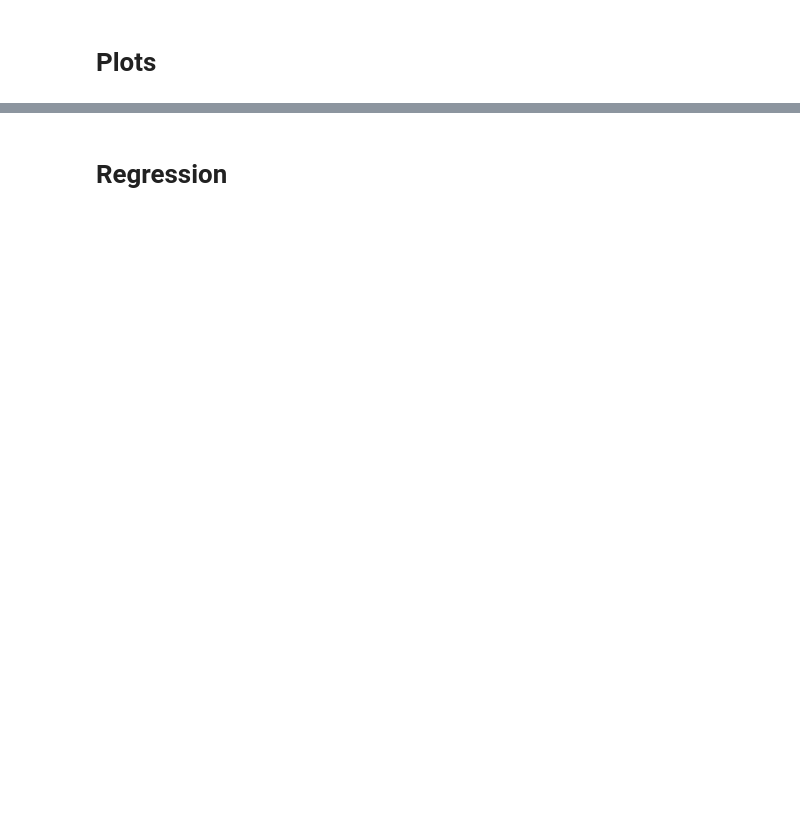
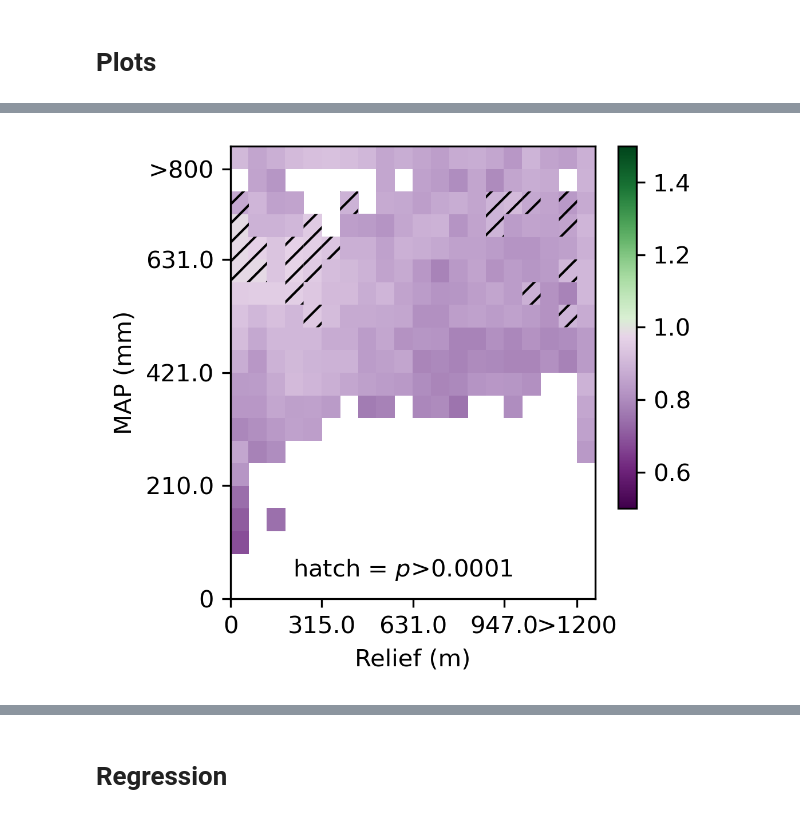
Before and after one commit to jmdelvecchio/arctic-drainage-density, a Jupyter notebook: step2_geospatial.ipynb, the cells around one changed output, grey strips where cells are left out. Drawn from its saved outputs; the diff is of its cells as text; code cells hidden in the pictures; blank space fills up the shorter version.

```diff
--- a/step2_geospatial.ipynb
+++ b/step2_geospatial.ipynb
@@ -186,32 +274,37 @@ ratio_masked = np.ma.masked_where(nonpermafrost_counts < shed_count_thresh, rati
 # %%
 fig, ax = plt.subplots(figsize=(3.4252,3.4252),dpi=300)
 
-im0 = ax.pcolor(ratio_masked, cmap='PRGn',
+im0 = ax.pcolor(ratio_masked,
+               #   cmap='PRGn',
+                 cmap=cmap_new,
                #extent=[np.min(relief_array), np.max(relief_array), np.min(map_array), np.max(map_array)],
                 vmin=0.5, vmax=1.5,
                    )
 
 im1 = ax.pcolor(pm1_masked, hatch='///',alpha=0)
 
 #im2 = ax.pcolor(pm2_masked, hatch='//',alpha=0)
 
 
-cb1 = fig.colorbar(im0)
+cb1 = fig.colorbar(im0, shrink=0.8, anchor=(0.0, 1.0))
 #ax.axvline(250)
 
 
 ax.set_xticks([0,5,10,15,19])
 ax.set_xticklabels(['0',np.round(relief_array[5],0),np.round(relief_array[10],0),np.round(relief_array[15],0),'>'+str(relief_max)])
 
 ax.set_yticks([0,5,10,15,19])
 ax.set_yticklabels(['0',np.round(map_array[5],0),np.round(map_array[10],0),np.round(map_array[15],0),'>'+str(map_max)])
 
 
 ax.set_xlabel("Relief (m)")
 ax.set_ylabel("MAP (mm)")
 plt.annotate('hatch = $p$>0.0001', (3.4252,1))
 #fig.suptitle("Ratio of drainage density of NH pf:nonpf soil-mantled headwater basins")
-# plt.savefig("./figure_outputs/main_heatmap.png", bbox_inches="tight")
+plt.savefig("./figure_outputs/main_heatmap_new.png", bbox_inches="tight")
+plt.savefig("./figure_outputs/main_heatmap_new.pdf", bbox_inches="tight")
+# %% [output]
+[figure, added]
 # %%
 simplified_dict = {
     'Sporadic':'Patchy',
```
Also changed, not shown: parts of 27 cells of this notebook.
